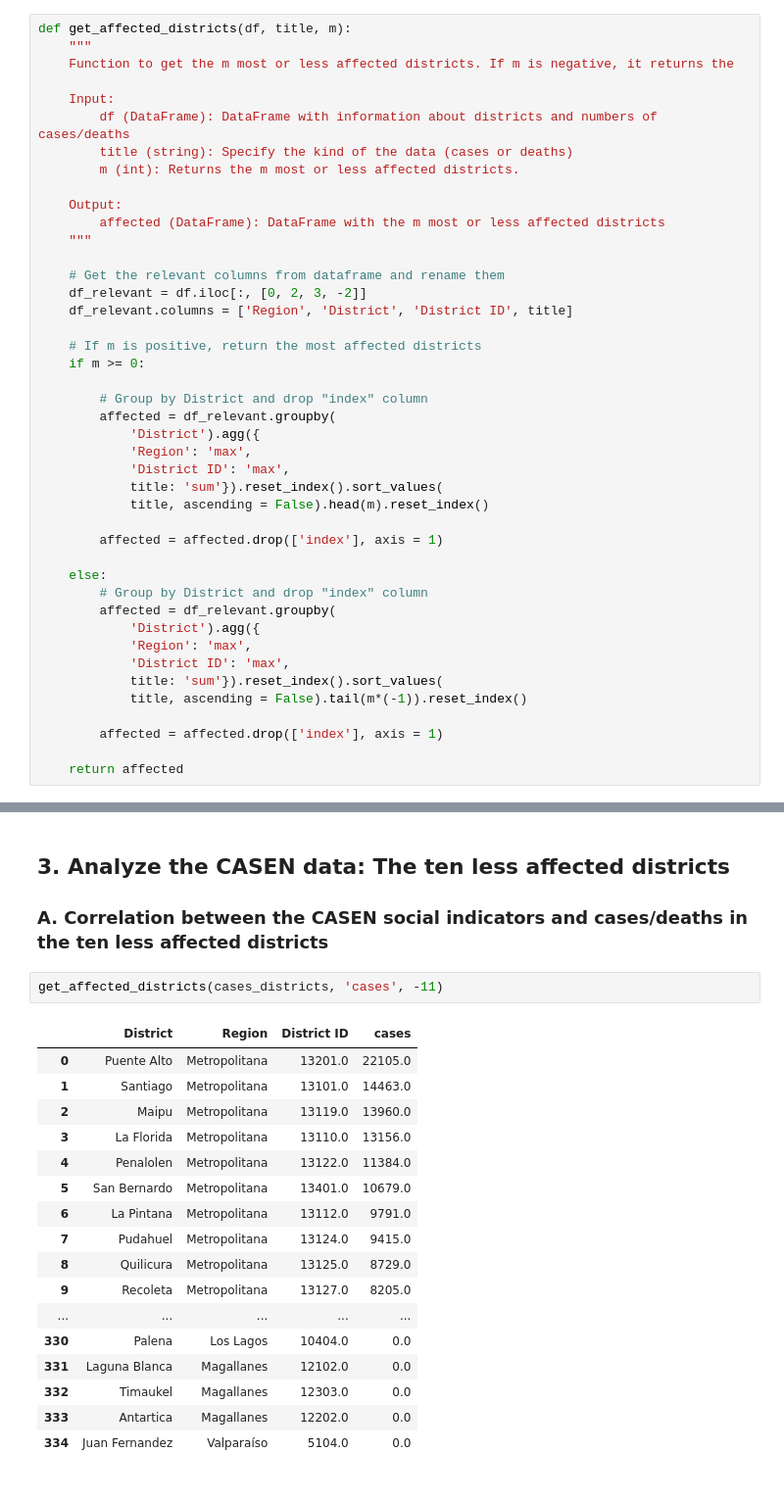
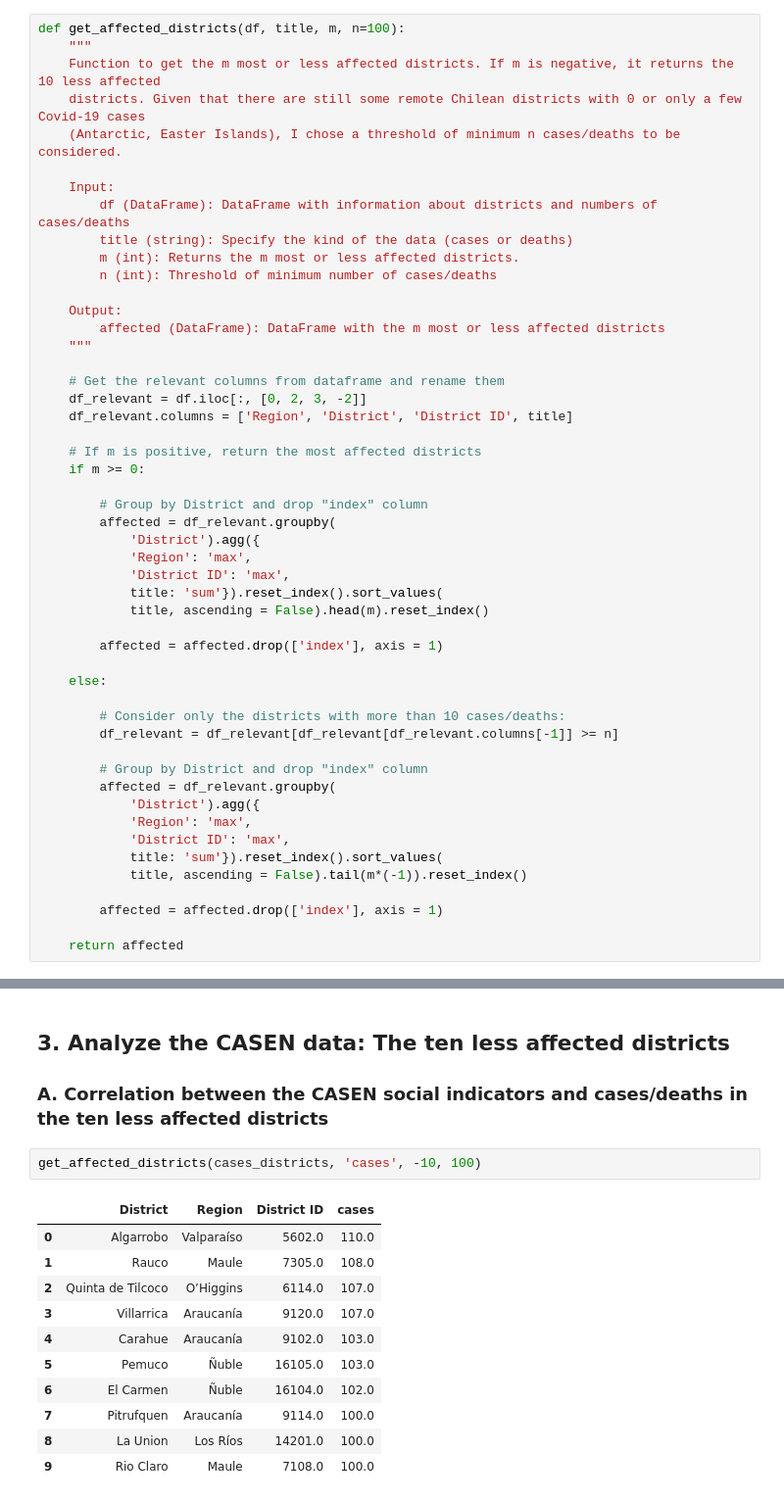
Before and after one commit to muellermax/Chile-Capstone, a Jupyter notebook: Chile Capstone.ipynb, the cells around one changed output, grey strips where cells are left out. Shown at 98% size. Drawn from its saved outputs; the diff is of its cells as text.

Commit message:
get affected function now shows also less affected districts

```diff
--- a/Chile Capstone.ipynb
+++ b/Chile Capstone.ipynb
@@ -330,14 +330,17 @@ timeline_plot(deaths_regions, 'deaths')
 
 Looking at the most affected districts in Chile, it is no surprise that they are mainly located in the capital metropolitan zone.
 # %%
-def get_affected_districts(df, title, m):
+def get_affected_districts(df, title, m, n=100):
     """
-    Function to get the m most or less affected districts. If m is negative, it returns the
+    Function to get the m most or less affected districts. If m is negative, it returns the 10 less affected
+    districts. Given that there are still some remote Chilean districts with 0 or only a few Covid-19 cases
+    (Antarctic, Easter Islands), I chose a threshold of minimum n cases/deaths to be considered.
 
     Input:
         df (DataFrame): DataFrame with information about districts and numbers of cases/deaths
         title (string): Specify the kind of the data (cases or deaths)
         m (int): Returns the m most or less affected districts.
+        n (int): Threshold of minimum number of cases/deaths
 
     Output:
         affected (DataFrame): DataFrame with the m most or less affected districts
@@ -361,6 +364,10 @@ def get_affected_districts(df, title, m):
         affected = affected.drop(['index'], axis = 1)
 
     else:
+
+        # Consider only the districts with more than 10 cases/deaths:
+        df_relevant = df_relevant[df_relevant[df_relevant.columns[-1]] >= n]
+
         # Group by District and drop "index" column
         affected = df_relevant.groupby(
             'District').agg({
@@ -656,22 +657,16 @@ dtype: float64
 
 ### A. Correlation between the CASEN social indicators and cases/deaths in the ten less affected districts
 # %%
-get_affected_districts(cases_districts, 'cases', -11)
+get_affected_districts(cases_districts, 'cases', -10, 100)
 # %% [output]
 |  | District | Region | District ID | cases |
-| 0 | Puente Alto | Metropolitana | 13201.0 | 22105.0 |
-| 1 | Santiago | Metropolitana | 13101.0 | 14463.0 |
-| 2 | Maipu | Metropolitana | 13119.0 | 13960.0 |
-| 3 | La Florida | Metropolitana | 13110.0 | 13156.0 |
-| 4 | Penalolen | Metropolitana | 13122.0 | 11384.0 |
-| 5 | San Bernardo | Metropolitana | 13401.0 | 10679.0 |
-| 6 | La Pintana | Metropolitana | 13112.0 | 9791.0 |
-| 7 | Pudahuel | Metropolitana | 13124.0 | 9415.0 |
-| 8 | Quilicura | Metropolitana | 13125.0 | 8729.0 |
-| 9 | Recoleta | Metropolitana | 13127.0 | 8205.0 |
-| ... | ... | ... | ... | ... |
-| 330 | Palena | Los Lagos | 10404.0 | 0.0 |
-| 331 | Laguna Blanca | Magallanes | 12102.0 | 0.0 |
-| 332 | Timaukel | Magallanes | 12303.0 | 0.0 |
-| 333 | Antartica | Magallanes | 12202.0 | 0.0 |
-| 334 | Juan Fernandez | Valparaíso | 5104.0 | 0.0 |
+| 0 | Algarrobo | Valparaíso | 5602.0 | 110.0 |
+| 1 | Rauco | Maule | 7305.0 | 108.0 |
+| 2 | Quinta de Tilcoco | O’Higgins | 6114.0 | 107.0 |
+| 3 | Villarrica | Araucanía | 9120.0 | 107.0 |
+| 4 | Carahue | Araucanía | 9102.0 | 103.0 |
+| 5 | Pemuco | Ñuble | 16105.0 | 103.0 |
+| 6 | El Carmen | Ñuble | 16104.0 | 102.0 |
+| 7 | Pitrufquen | Araucanía | 9114.0 | 100.0 |
+| 8 | La Union | Los Ríos | 14201.0 | 100.0 |
+| 9 | Rio Claro | Maule | 7108.0 | 100.0 |
```
Also changed, not shown: parts of 18 cells of this notebook.
